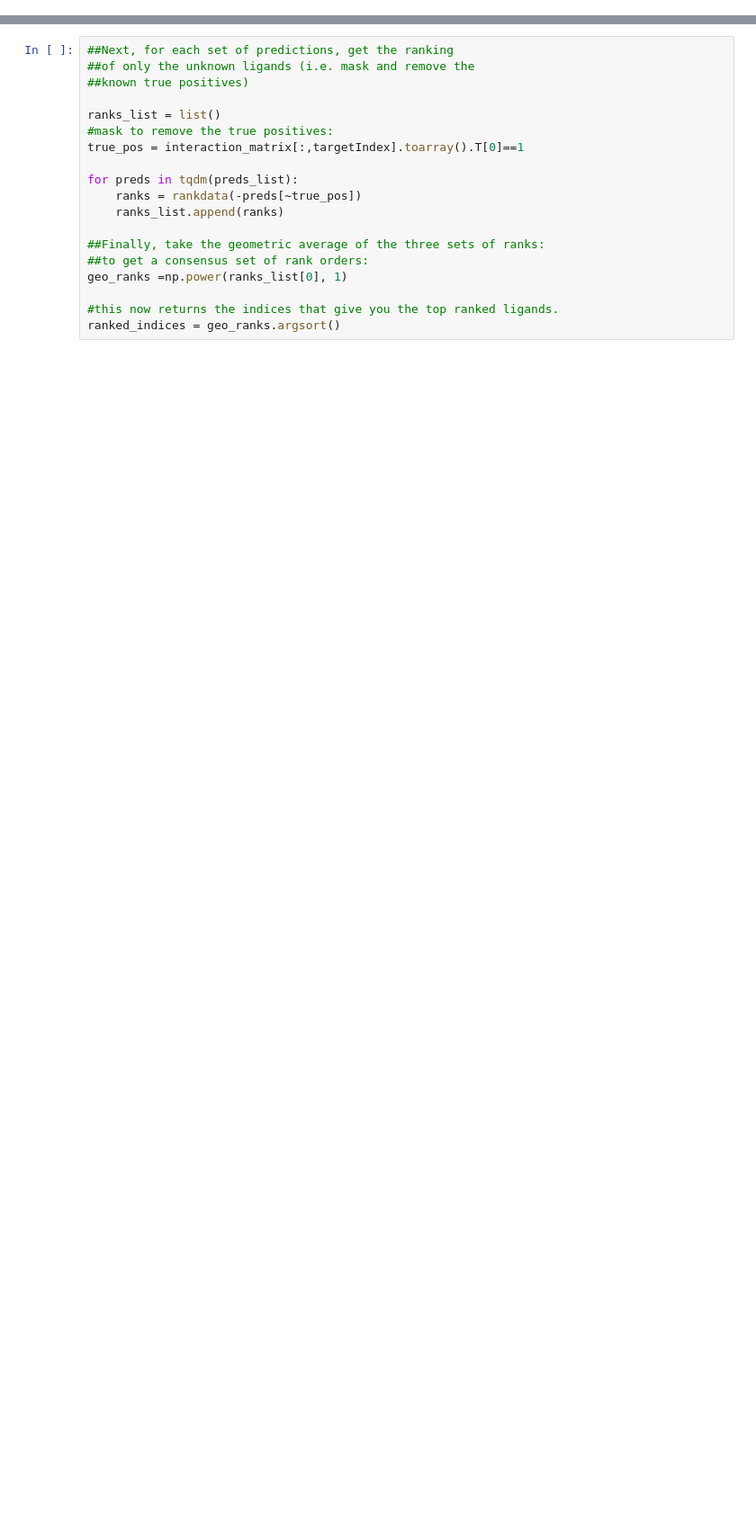
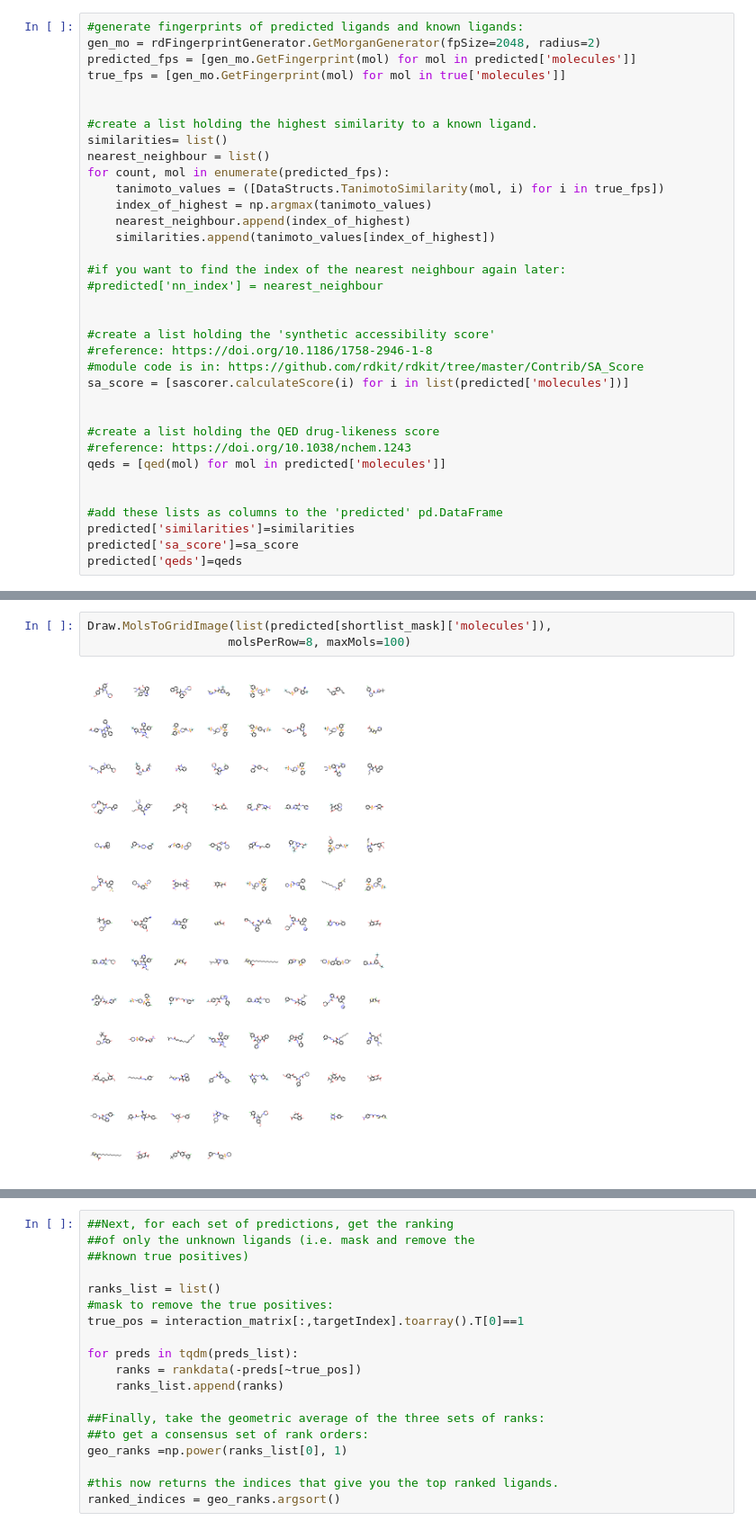
Before and after one commit to ljmartin/molrec, a Jupyter notebook: gpr55_prediction/predict_for_gpr55.ipynb, the cells around one changed output, grey strips where cells are left out. Shown at 90% size. Saved outputs shown, nothing was run; the diff lists cells and outputs as text; blank space fills up the shorter version.

```diff
--- a/gpr55_prediction/predict_for_gpr55.ipynb
+++ b/gpr55_prediction/predict_for_gpr55.ipynb
@@ -53,0 +72,35 @@ array([0.        , 0.01254061, 0.00206612, ..., 0.        , 0.        ,
+# %%
+#generate fingerprints of predicted ligands and known ligands:
+gen_mo = rdFingerprintGenerator.GetMorganGenerator(fpSize=2048, radius=2)
+predicted_fps = [gen_mo.GetFingerprint(mol) for mol in predicted['molecules']]
+true_fps = [gen_mo.GetFingerprint(mol) for mol in true['molecules']]
+
+
+#create a list holding the highest similarity to a known ligand.
+similarities= list()
+nearest_neighbour = list()
+for count, mol in enumerate(predicted_fps):
+    tanimoto_values = ([DataStructs.TanimotoSimilarity(mol, i) for i in true_fps])
+    index_of_highest = np.argmax(tanimoto_values)
+    nearest_neighbour.append(index_of_highest)
+    similarities.append(tanimoto_values[index_of_highest])
+
+#if you want to find the index of the nearest neighbour again later:
+#predicted['nn_index'] = nearest_neighbour
+
+
+#create a list holding the 'synthetic accessibility score'
+#reference: https://doi.org/10.1186/1758-2946-1-8
+#module code is in: https://github.com/rdkit/rdkit/tree/master/Contrib/SA_Score
+sa_score = [sascorer.calculateScore(i) for i in list(predicted['molecules'])]
+
+
+#create a list holding the QED drug-likeness score
+#reference: https://doi.org/10.1038/nchem.1243
+qeds = [qed(mol) for mol in predicted['molecules']]
+
+
+#add these lists as columns to the 'predicted' pd.DataFrame
+predicted['similarities']=similarities
+predicted['sa_score']=sa_score
+predicted['qeds']=qeds
@@ -53,0 +196,5 @@ array([0.        , 0.01254061, 0.00206612, ..., 0.        , 0.        ,
+# %%
+Draw.MolsToGridImage(list(predicted[shortlist_mask]['molecules']),
+                    molsPerRow=8, maxMols=100)
+# %% [output]
+[figure, added]
```
Also changed, not shown: parts of 58 cells of this notebook, 20 other files.
